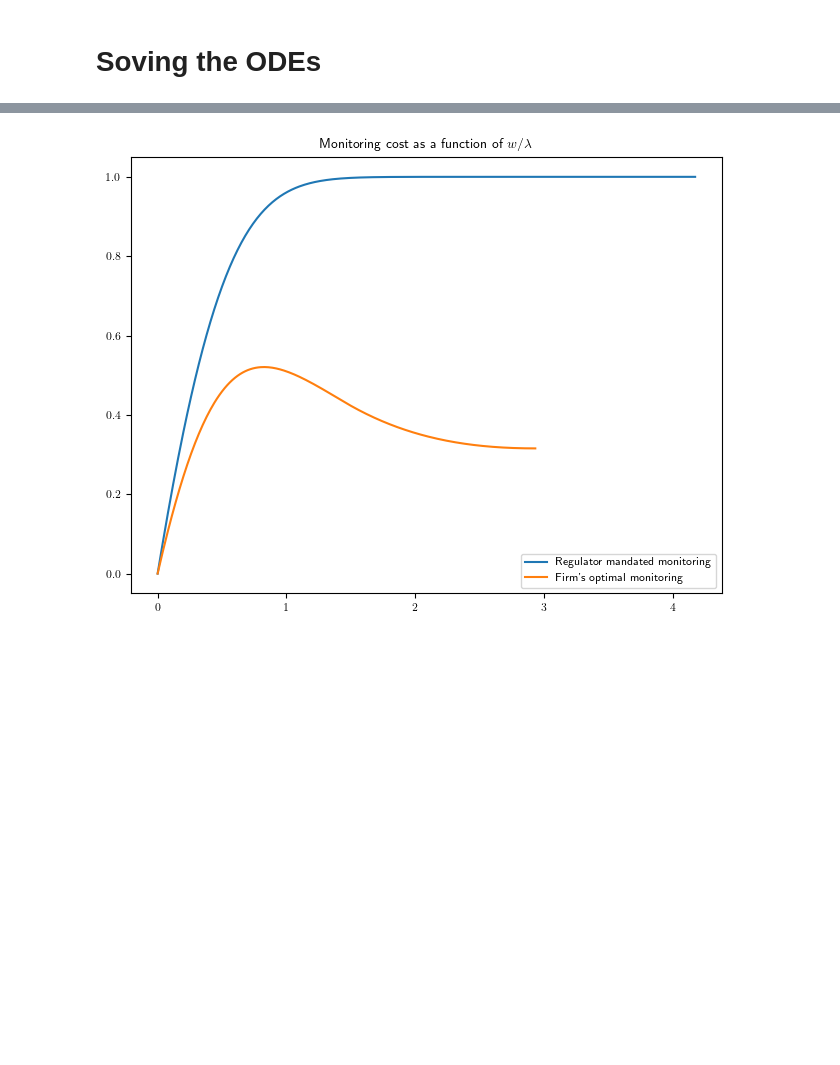
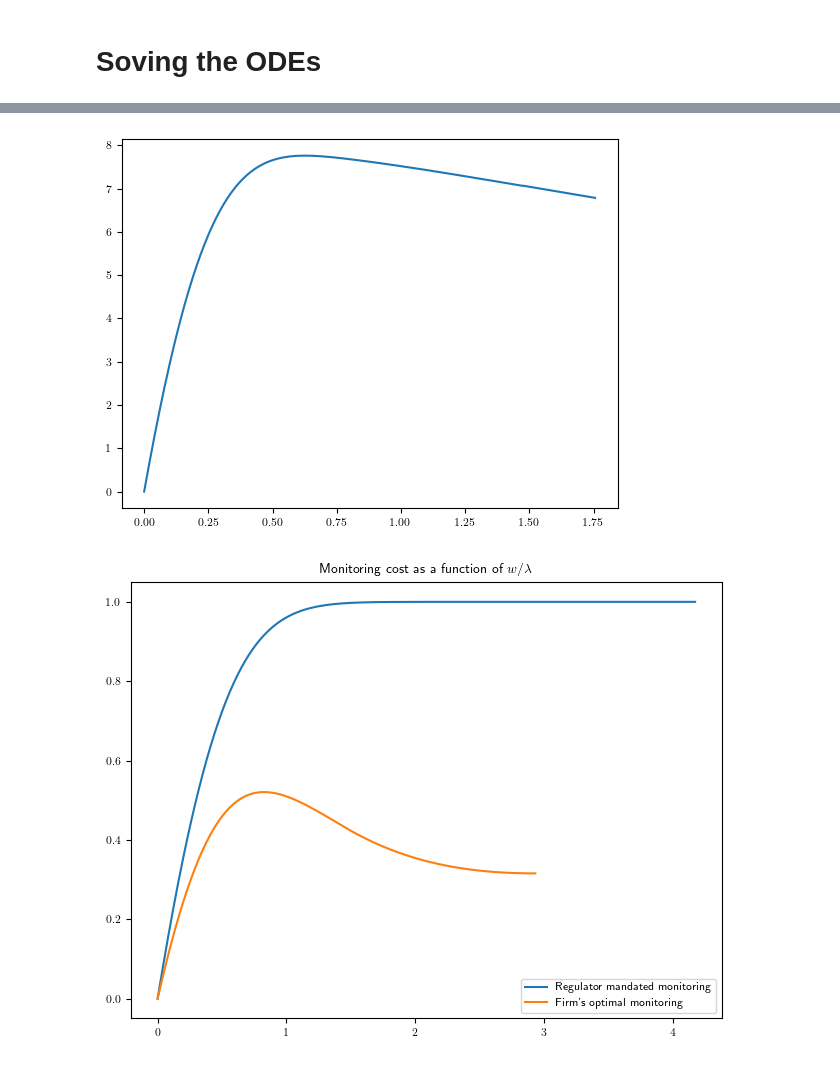
Before and after one commit to arashfahim/Corporate-Governance-and-Asset-Pricing, a Jupyter notebook: Notebook_cost_bond.ipynb, the cells around one changed output, grey strips where cells are left out. Cells and saved outputs as stored; diff of their text form; code cells hidden in the pictures; blank space fills up the shorter version.

```diff
--- a/Notebook_cost_bond.ipynb
+++ b/Notebook_cost_bond.ipynb
@@ -125,6 +125,11 @@ The switching point(s) are given by 1.43.
 # %%
 SOL = PA_list[0]
 SOL1 = PA_list[1]
+# %%
+F = np.array(SOL1.f)
+plt.plot(SOL1.x,F);
+# %% [output]
+[figure, added]
 # %%
 C = np.array(SOL.C)
 C1 = np.array(SOL1.C)
```
Also changed, not shown: parts of 3 cells of this notebook, 7 other files.
